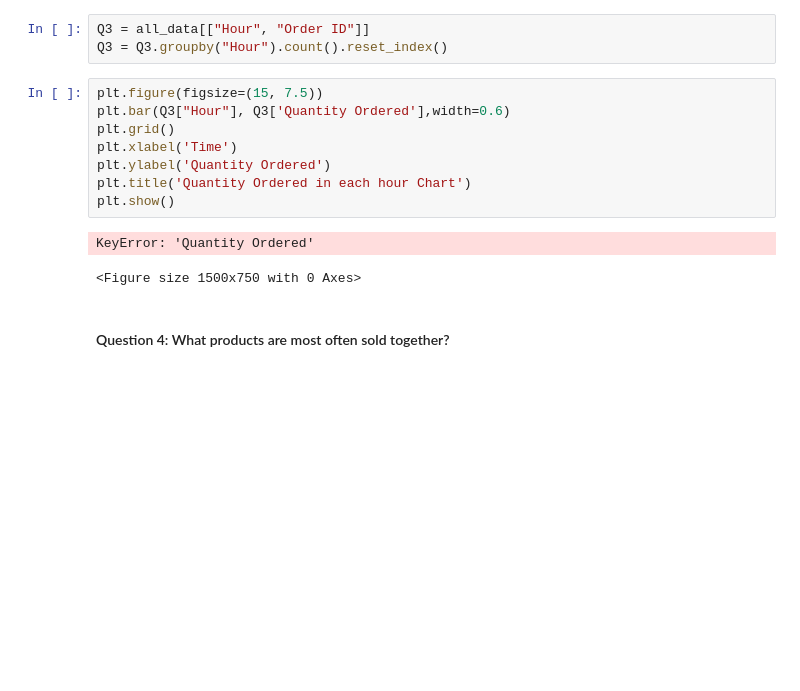
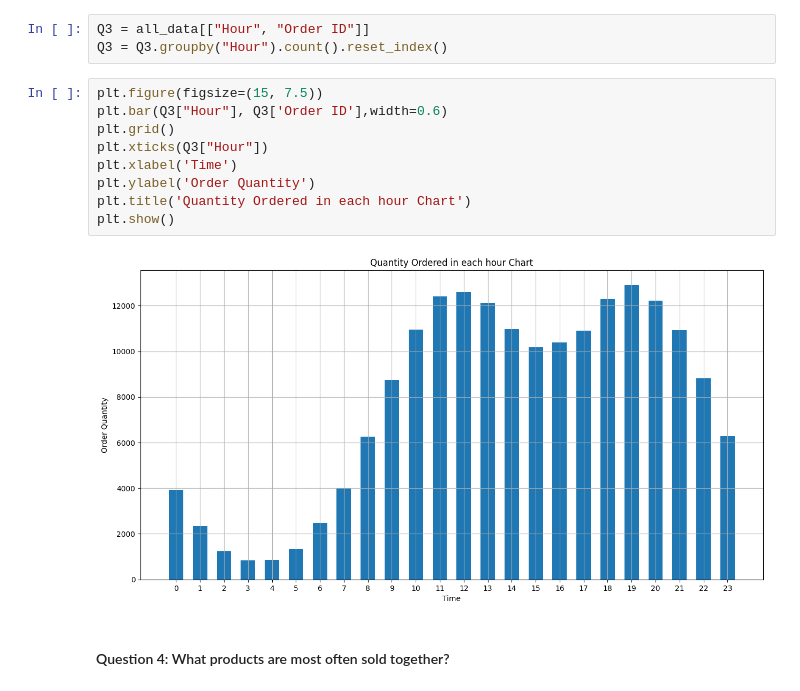
Before and after one commit to Arzion032/1P-Sales-Analysis, a Jupyter notebook: Datasetanalysis.ipynb, the cells around one changed output. Cells and saved outputs as stored; diff of their text form; blank space fills up the shorter version.

```diff
--- a/Datasetanalysis.ipynb
+++ b/Datasetanalysis.ipynb
@@ -181,15 +181,15 @@ Q3 = all_data[["Hour", "Order ID"]]
 Q3 = Q3.groupby("Hour").count().reset_index()
 # %%
 plt.figure(figsize=(15, 7.5))
-plt.bar(Q3["Hour"], Q3['Quantity Ordered'],width=0.6)
+plt.bar(Q3["Hour"], Q3['Order ID'],width=0.6)
 plt.grid()
+plt.xticks(Q3["Hour"])
 plt.xlabel('Time')
-plt.ylabel('Quantity Ordered')
+plt.ylabel('Order Quantity')
 plt.title('Quantity Ordered in each hour Chart')
 plt.show()
 # %% [output]
-KeyError: 'Quantity Ordered'
-<Figure size 1500x750 with 0 Axes>
+[figure, added]
 # %% [markdown]
 #### Question 4: What products are most often sold together?
 # %%
```
